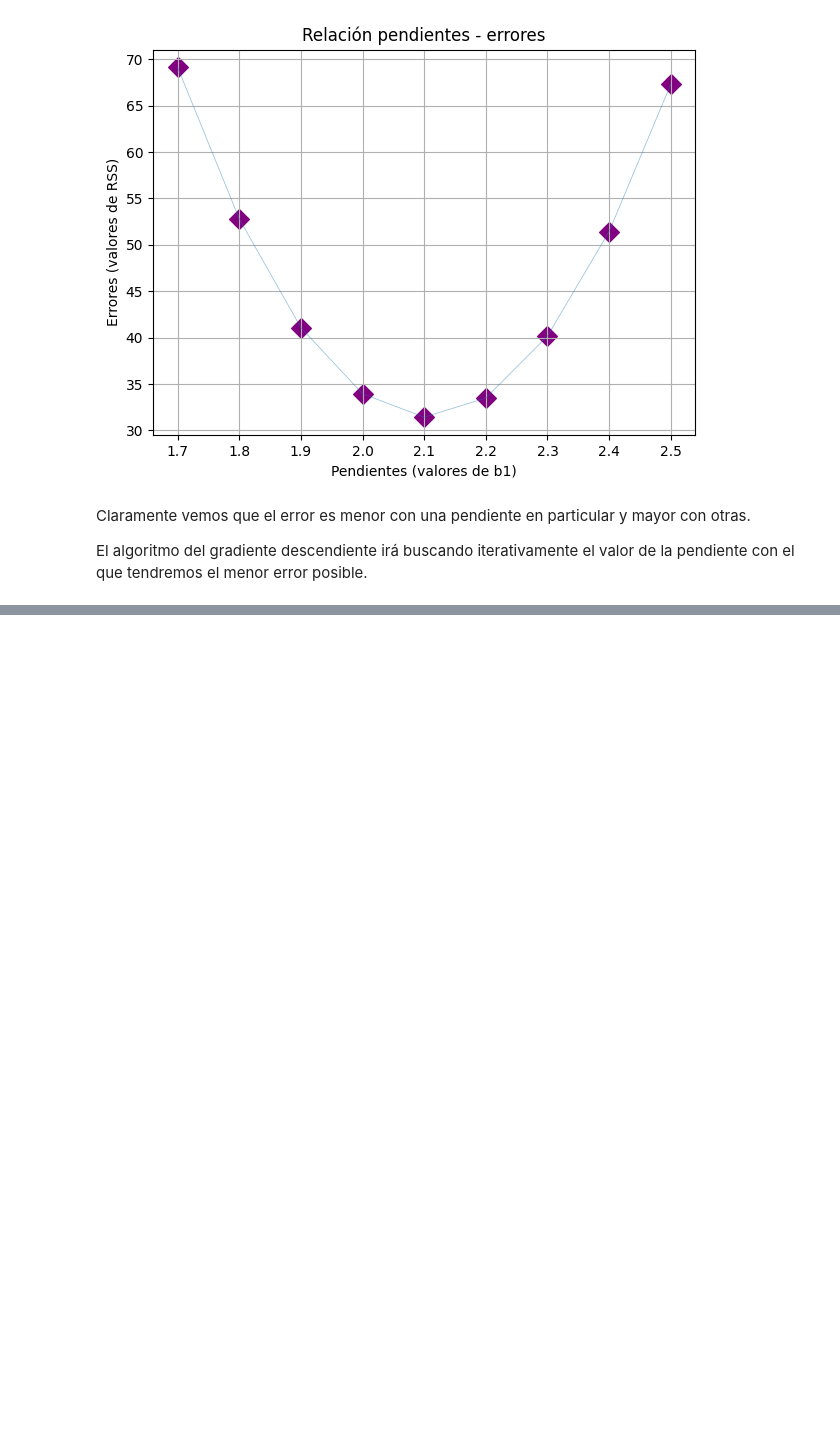
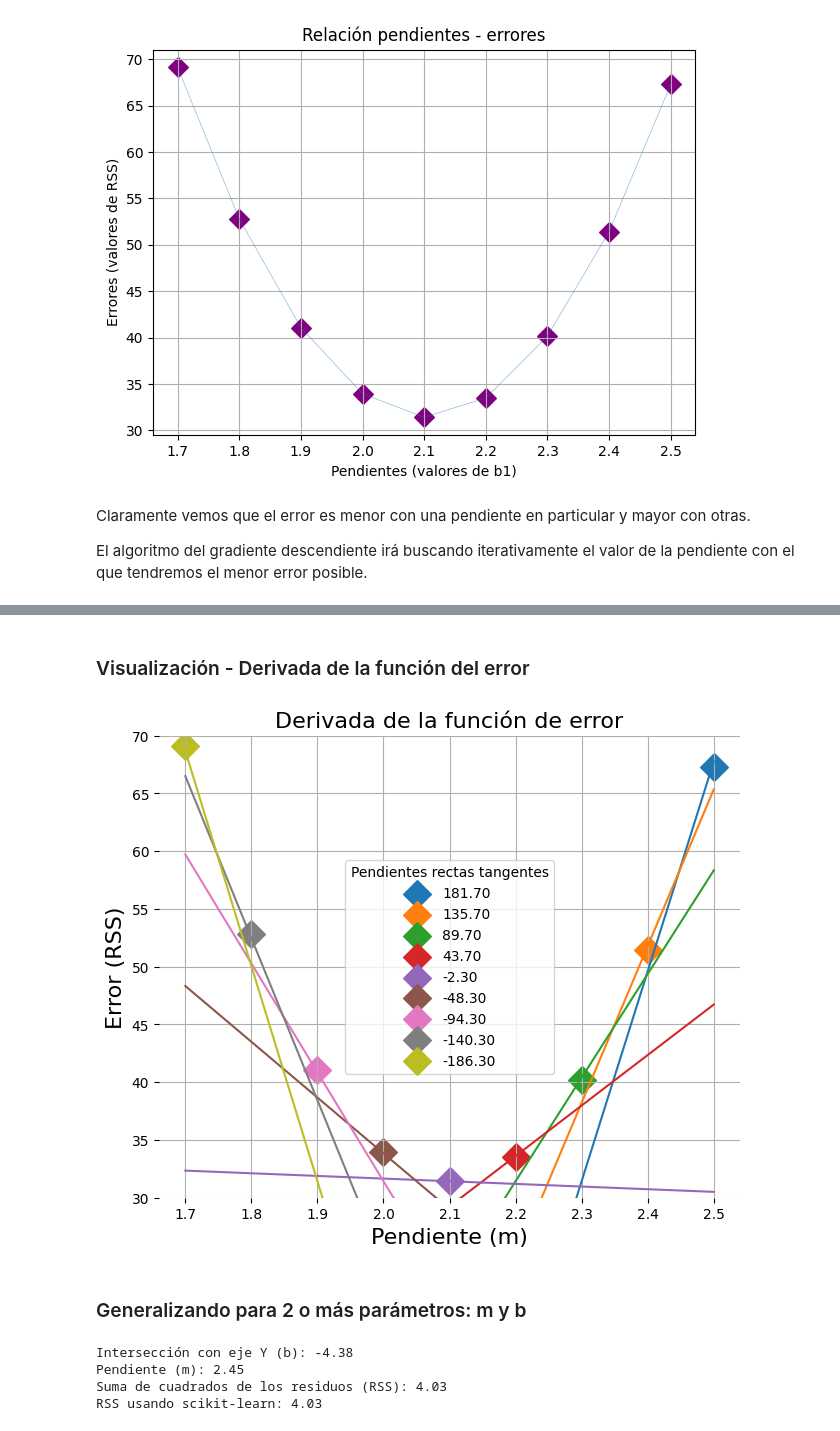
Before and after one commit to sbfanton/python-courses, a Jupyter notebook: codigo_maquina/Nivel_5_Aprendizaje_de_maquina/26_Gradiente_descendiente.ipynb, the cells around one changed output, grey strips where cells are left out. Saved outputs shown, nothing was run; the diff lists cells and outputs as text; code cells hidden in the pictures; blank space fills up the shorter version.

```diff
--- a/codigo_maquina/Nivel_5_Aprendizaje_de_maquina/26_Gradiente_descendiente.ipynb
+++ b/codigo_maquina/Nivel_5_Aprendizaje_de_maquina/26_Gradiente_descendiente.ipynb
@@ -117,0 +127,14 @@ El algoritmo del gradiente descendiente irá buscando iterativamente el valor de
+# %%
+# ingreso, experiencia
+# persona 1 (6.85, 5) - persona 2 (16.83, 6) - persona 3 (26.84, 13)
+
+m = sym.Symbol("m")
+
+# Funcion de error
+# error = (6.85 - m * 5)**2 + (16.83 - m * 6)**2 + (26.84 - m * 13)**2
+error = ((salario - m * experiencia) ** 2).sum()
+
+# Derivada de la funcion de error que nos sirve para encontrar el minimo de la funcion
+deriv_error = sym.diff(error, m)
+
+deriv_error
@@ -117,0 +156,50 @@ El algoritmo del gradiente descendiente irá buscando iterativamente el valor de
+# %% [markdown]
+### Visualización - Derivada de la función del error
+# %%
+plt.figure(figsize=(7.5, 6))
+
+for i in range(0, len(errores), 1):
+    pendiente_recta_tangente_en_pendiente_error = deriv_error.evalf(subs={m : pendientes[i]})
+
+    # Error de un modelo con cierta pendiente dada
+    plt.scatter(pendientes[i], errores[i],
+                label="%0.2f" % pendiente_recta_tangente_en_pendiente_error,
+                marker="D", s=200)
+
+    # Pendiente recta tangente en el punto formado por pendiente m y valor de error con esa m
+    plt.plot(np.array([1.7, 2.5]),
+             np.array([1.7, 2.5])*pendiente_recta_tangente_en_pendiente_error +
+             pendiente_recta_tangente_en_pendiente_error * (-2.3 + i * 0.05) + errores.min())
+
+plt.title("Derivada de la función de error", size=16)
+plt.ylabel("Error (RSS)", size=16)
+plt.xlabel("Pendiente (m)", size=16)
+plt.legend(loc='center', title='Pendientes rectas tangentes')
+plt.ylim(30, 70)
+plt.grid()
+plt.box(False)
+plt.show()
+# %% [output]
+[figure, added]
+# %% [markdown]
+### Generalizando para 2 o más parámetros: m y b
+# %%
+# Variable independiente
+experiencia = np.array([[5], [8], [13]])
+
+# Variable dependiente
+salario = np.array([6.85, 16.83, 26.84])
+
+modelo = LinearRegression().fit(experiencia, salario)
+
+# Visualización de datos y modelo
+print("Intersección con eje Y (b): %0.2f" % modelo.intercept_)
+print("Pendiente (m): %0.2f" % modelo.coef_[0])
+print("Suma de cuadrados de los residuos (RSS): %0.2f" %
+      ((salario - modelo.predict(experiencia))**2).sum())
+print("RSS usando scikit-learn:", round(mean_squared_error(salario, modelo.predict(experiencia)) * salario.shape[0], 2))
+# %% [output]
+Intersección con eje Y (b): -4.38
+Pendiente (m): 2.45
+Suma de cuadrados de los residuos (RSS): 4.03
+RSS usando scikit-learn: 4.03
```
Also changed, not shown: parts of 19 cells of this notebook.
